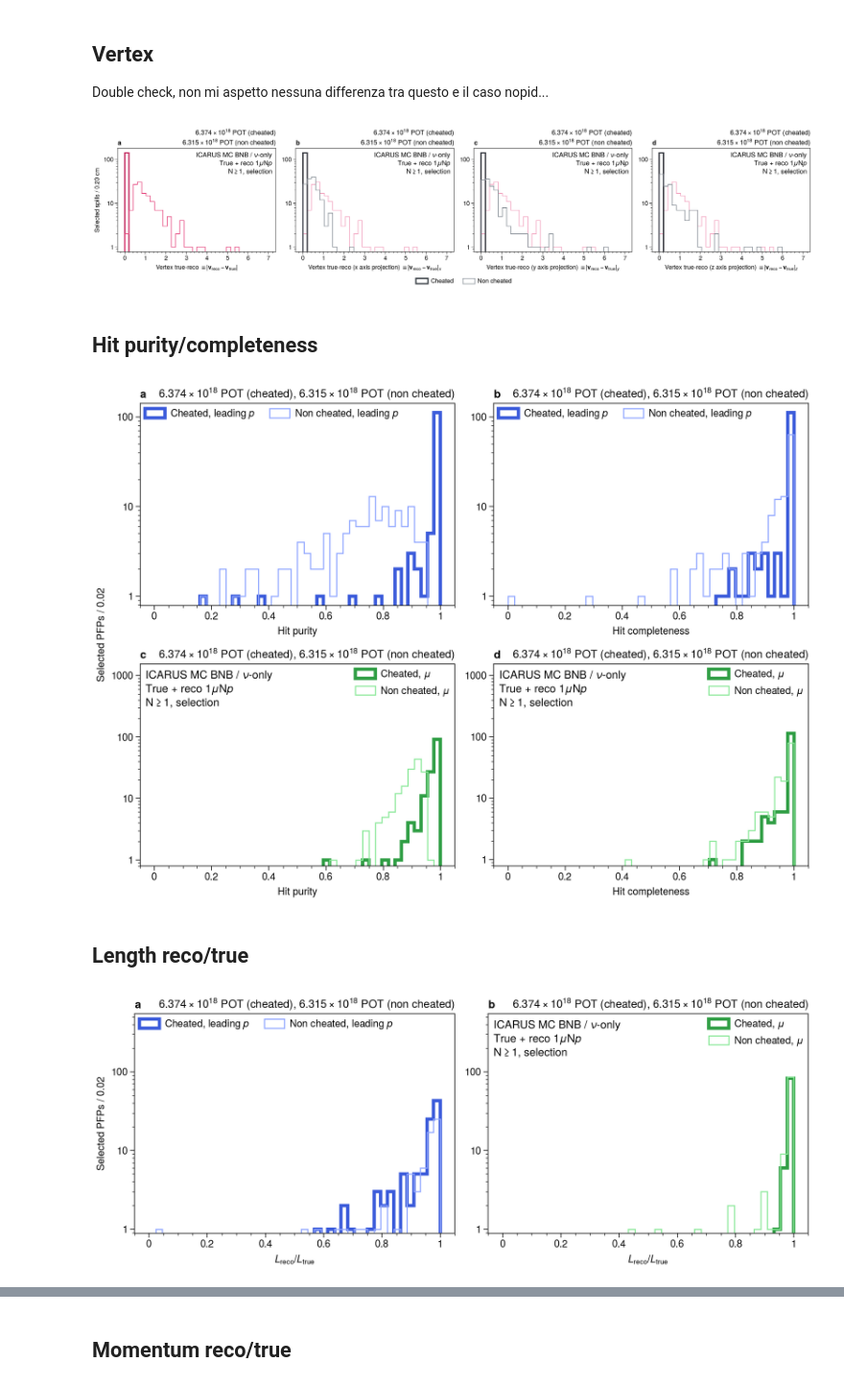
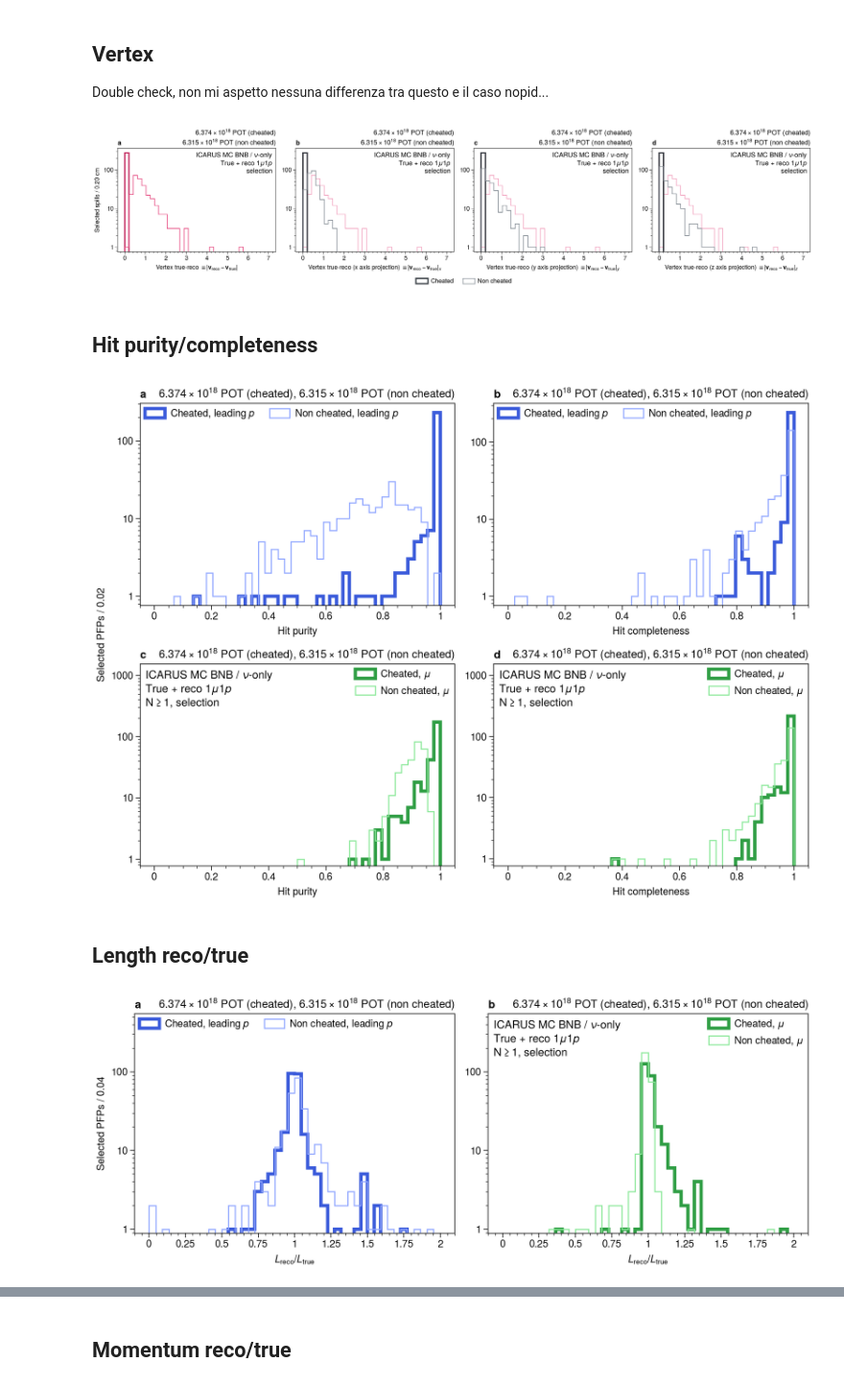
Before and after one commit to mattiasotgia/The_Empty_Hearse, a Jupyter notebook: notebooks/true_1µNp_+_unbiased_selection.ipynb, the cells around one changed output, grey strips where cells are left out. Shown at 96% size. Saved outputs shown, nothing was run; the diff lists cells and outputs as text; code cells hidden in the pictures.

```diff
--- a/notebooks/true_1µNp_+_unbiased_selection.ipynb
+++ b/notebooks/true_1µNp_+_unbiased_selection.ipynb
@@ -12,6 +12,7 @@ import numpy as np
 plot.rc['figure.facecolor'] = 'none'
 plot.rc['savefig.facecolor'] = 'none'
 plot.rc['legend.frameon'] = False
+plot.rc['axes.autolimit_mode'] = 'data'
 
 plot.rc['cmap.levels'] = 4
 
@@ -429,7 +438,7 @@ fig, ax = plot.subplots(
     titlecolor='k', abc=True, share=False, grid=False, sharey='labs',
     rtitle=f'${cheated_POT[0]/1e18:.3f}\\times 10^{{18}}$ POT (cheated)\n${non_cheated_POT[0]/1e18:.3f}\\times 10^{{18}}$ POT (non cheated)',
     # titlesize=9,
-    urtitle='ICARUS MC BNB / $\\nu$-only\nTrue + reco $1\\mu \\text{N}p$\nN$\\geq1$, selection', yscale='log',
+    urtitle='ICARUS MC BNB / $\\nu$-only\nTrue + reco $1\\mu1p$\nselection', yscale='log',
     # suptitle='Vertex differences'
 )
 
@@ -450,7 +459,7 @@ for idx, axis in enumerate(['x', 'y', 'z']):
 fig.legend(loc='b')
 fig.savefig('vertex.pdf')
 # %% [output]
-[figure, old version]
+[figure, new version]
 # %% [markdown]
 ## Hit purity/completeness
 # %%
@@ -462,7 +471,7 @@ fig, ax = plot.subplots(
     titlecolor='k', abc=True, share=False, grid=False, sharey='labs',
     rtitle=f'${cheated_POT[0]/1e18:.3f}\\times 10^{{18}}$ POT (cheated), ${non_cheated_POT[0]/1e18:.3f}\\times 10^{{18}}$ POT (non cheated)',
     # titlesize=9,
-    ultitle='ICARUS MC BNB / $\\nu$-only\nTrue + reco $1\\mu \\text{N}p$\nN$\\geq1$, selection', yscale='log',
+    ultitle='ICARUS MC BNB / $\\nu$-only\nTrue + reco $1\\mu1p$\nN$\\geq1$, selection', yscale='log',
 )
 
 cheating_dict = {
@@ -476,21 +485,21 @@ un_cheating_dict = {
 }
 
 cheating_color = {
-    'proton': 'indigo8',
+    'leading_proton': 'indigo8',
     'muon': 'green8'
 }
 
 un_cheating_color = {
-    'proton': 'indigo3',
+    'leading_proton': 'indigo3',
     'muon': 'green3'
 }
 
 particle_name = {
-    'proton': 'leading $p$',
+    'leading_proton': 'leading $p$',
     'muon': '$\\mu$'
 }
 
-for idx_p, particle in enumerate(['proton', 'muon']):
+for idx_p, particle in enumerate(['leading_proton', 'muon']):
     for idx_l, label in enumerate(['purity', 'completeness']):
         ax[idx_p, idx_l].hist(cheated_checks[f'{particle}_{label}'].to_numpy(), bins=bins, **cheating_dict,
                               color=cheating_color[particle], label=f'Cheated, {particle_name[particle]}')
@@ -510,11 +519,21 @@ ax[3].format(ymax=1550)
 
 fig.savefig('hit_purity_completeness.pdf')
 # %% [output]
-[figure, old version]
+[figure, new version]
 # %% [markdown]
 ## Length reco/true
 # %%
-bins=np.linspace(0, 1, 45)
+bins=np.linspace(0, 2, 45)
+
+cheating_dict = {
+    'lw': 3,
+    'fill': False,
+}
+
+un_cheating_dict = {
+    'lw': 1,
+    'fill': False,
+}
 
 cheating_color = {
     'leading_proton': 'indigo8',
@@ -528,32 +547,32 @@ un_cheating_color = {
 
 particle_name = {
     'leading_proton': 'leading $p$',
     'muon': '$\\mu$'
 }
 
 fig, ax = plot.subplots(
     width=9, height=3.5, ncols=2, nrows=1,
     xlabel=r'$L_\text{reco}/L_\text{true}$', ylabel=f'Selected PFPs / {(bins.max()-bins.min())/len(bins):.2f}',
     titlecolor='k', abc=True, share=False, grid=False, sharey='labs',
     rtitle=f'${cheated_POT[0]/1e18:.3f}\\times 10^{{18}}$ POT (cheated), ${non_cheated_POT[0]/1e18:.3f}\\times 10^{{18}}$ POT (non cheated)',
     # titlesize=9,
-    ultitle='ICARUS MC BNB / $\\nu$-only\nTrue + reco $1\\mu \\text{N}p$\nN$\\geq1$, selection', yscale='log', ymax=550
+    ultitle='ICARUS MC BNB / $\\nu$-only\nTrue + reco $1\\mu 1p$\nN$\\geq1$, selection', yscale='log', ymax=550
 )
 
 for idx_p, particle in enumerate(['leading_proton', 'muon']):
     ax[idx_p].hist(cheated_checks[f'{particle}_L_reco_true_ratio'].to_numpy(), bins=bins, **cheating_dict,
                    color=cheating_color[particle], label=f'Cheated, {particle_name[particle]}')
     ax[idx_p].hist(non_cheated_checks[f'{particle}_L_reco_true_ratio'].to_numpy(), bins=bins, **un_cheating_dict,
                    color=un_cheating_color[particle], label=f'Non cheated, {particle_name[particle]}')
 
 # ax[0].hist(nopid_cheated_multip[f'protons_L_reco_true_ratio'].to_numpy(), bins=bins,
 #            color=cheating_color['leading_proton'], alpha=0.25, label=f'Cheated, all $p$', zorder=1)
 # ax[0].hist(nopid_non_cheated_multip[f'protons_L_reco_true_ratio'].to_numpy(), bins=bins,
 #            color=un_cheating_color['leading_proton'], fill=False, hatch='/////', alpha=0.5, label=f'Non cheated, all $p$', zorder=1)
 ax[0].format(ultitle='')
 ax[0].legend(loc='ul', ncols=2, order='F')
 ax[1].legend(loc='ur', ncols=1)
 
 fig.savefig('L_reco_true_ratio.pdf')
 # %% [output]
-[figure, old version]
+[figure, new version]
```
Also changed, not shown: parts of 14 cells of this notebook, 36 other files.
